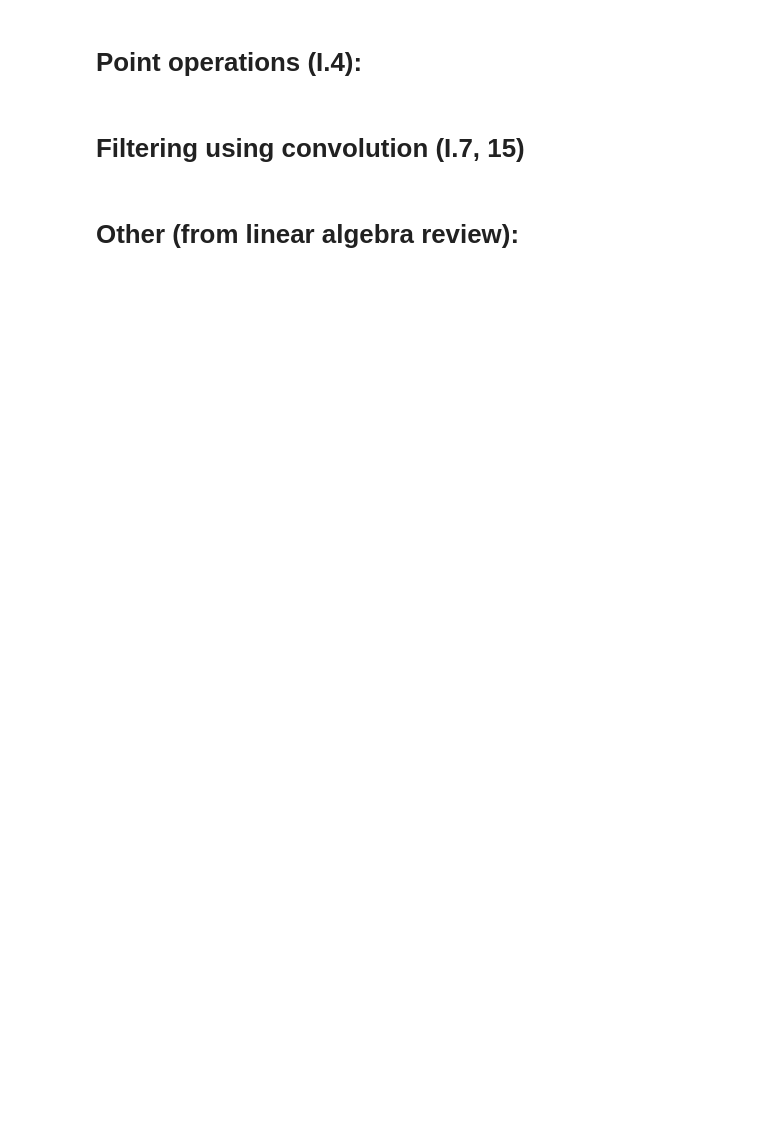
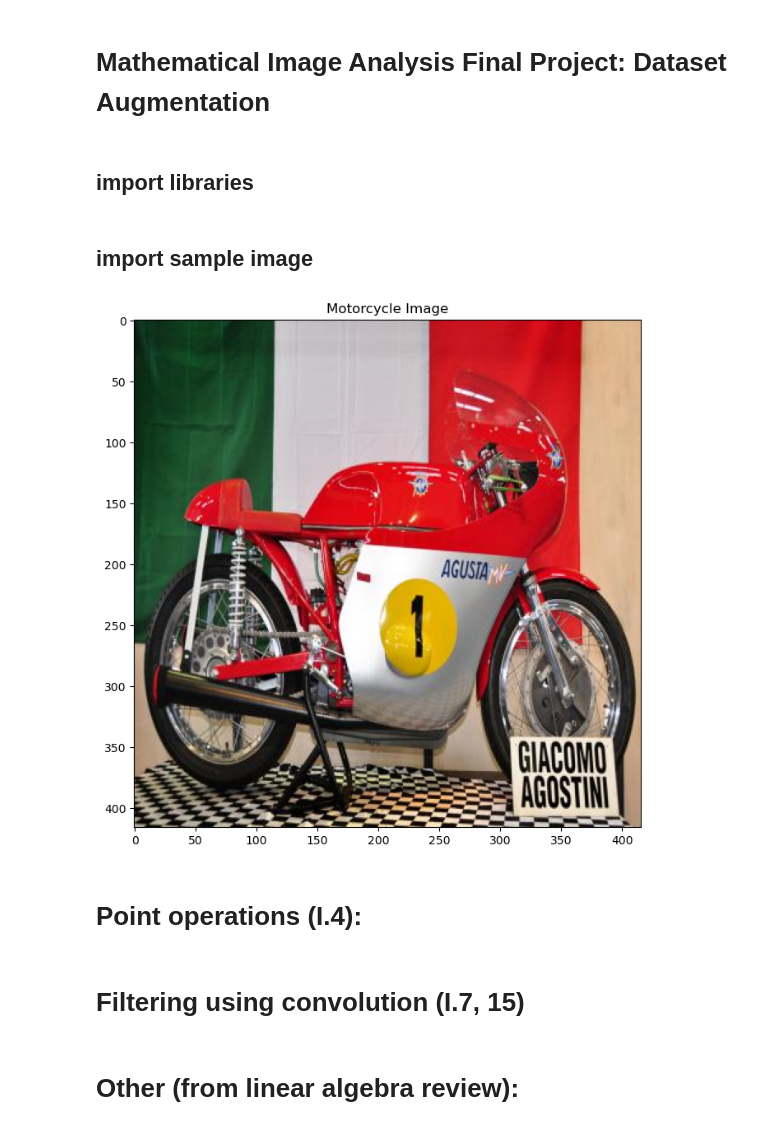
Before and after one commit to valerieliang/data-augmentation, a Jupyter notebook: augmentation_methods.ipynb, the cells around one changed output. Cells and saved outputs as stored; diff of their text form; code cells hidden in the pictures; blank space fills up the shorter version.

Commit message:
added sample image

```diff
--- a/augmentation_methods.ipynb
+++ b/augmentation_methods.ipynb
@@ -0,0 +1,4 @@
+# %% [markdown]
+# Mathematical Image Analysis Final Project: Dataset Augmentation
+# %% [markdown]
+## import libraries
@@ -1,3 +10,24 @@
+# %% [markdown]
+## import sample image
+# %%
+# Load the image using OpenCV (note: this loads in BGR format)
+img = cv2.imread('motorcycle.jpg')
+# Convert BGR to RGB for display
+img_rgb = cv2.cvtColor(img, cv2.COLOR_BGR2RGB)
+
+# Display the image
+plt.figure(figsize=(10, 8))
+plt.imshow(img_rgb)
+plt.title('Motorcycle Image')
+plt.axis('on')
+plt.show()
+
+# Keep the image for future cells
+# Alternative loading with PIL if needed
+# img_pil = Image.open('motorcycle.jpg')
+# img_array = np.array(img_pil)
+# %% [output]
+[figure, added]
 # %% [markdown]
 # Point operations (I.4):
 # %%
```
Also changed, not shown: parts of 1 cell of this notebook, 1 other file.
